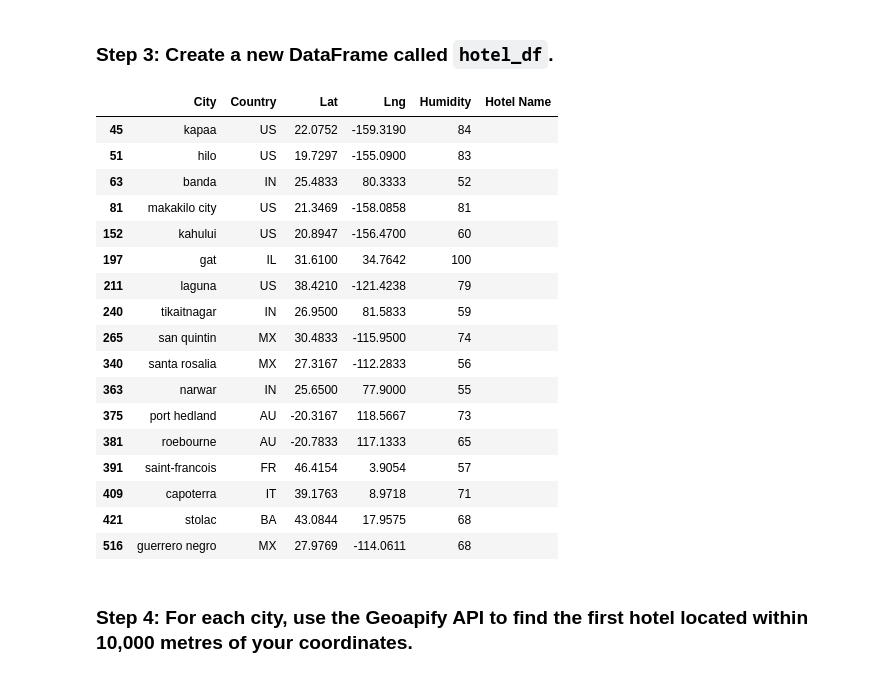
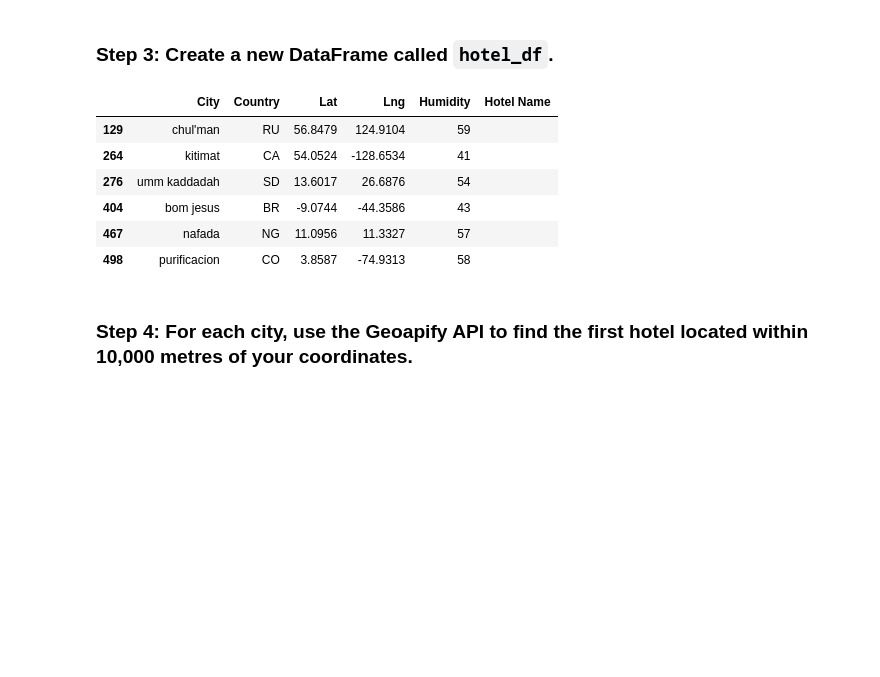
Before and after one commit to lathamlm/python-api-challenge, a Jupyter notebook: WeatherPy/VacationPy.ipynb, the cells around one changed output. Saved outputs shown, nothing was run; the diff lists cells and outputs as text; code cells hidden in the pictures; blank space fills up the shorter version.

```diff
--- a/WeatherPy/VacationPy.ipynb
+++ b/WeatherPy/VacationPy.ipynb
@@ -45,12 +57,13 @@ city_data_df.head()
 ### Step 2: Narrow down the `city_data_df` DataFrame to find your ideal weather condition
 # %%
 # Narrow down cities that fit criteria and drop any results with null values
-# YOUR CODE HERE
+ideal_city_data_df = city_data_df.loc[(city_data_df["Max Temp"] >= 21) & (city_data_df["Max Temp"] <= 30) & (city_data_df["Humidity"] > 25) & (city_data_df["Humidity"] < 65)
+                                 & (city_data_df["Cloudiness"] < 60) & (city_data_df["Cloudiness"] > 25) & (city_data_df["Wind Speed"] < 5), :]
 
 # Drop any rows with null values
-# YOUR CODE HERE
+ideal_city_data_df.dropna(how="any")
 
 # Display sample data
-# YOUR CODE HERE
+ideal_city_data_df
 # %% [output]
 |  | City_ID | City | Lat | Lng | Max Temp | Humidity | Cloudiness | Wind Speed | Country | Date |
@@ -75,32 +77,22 @@ city_data_df.head()
 ### Step 3: Create a new DataFrame called `hotel_df`.
 # %%
 # Use the Pandas copy function to create DataFrame called hotel_df to store the city, country, coordinates, and humidity
-# YOUR CODE HERE
+hotel_df = ideal_city_data_df.copy()
+hotel_df = hotel_df[["City", "Country", "Lat", "Lng", "Humidity"]]
 
 # Add an empty column, "Hotel Name," to the DataFrame so you can store the hotel found using the Geoapify API
-# YOUR CODE HERE
+hotel_df["Hotel Name"] = ""
 
 # Display sample data
-# YOUR CODE HERE
+hotel_df
 # %% [output]
 |  | City | Country | Lat | Lng | Humidity | Hotel Name |
-| 45 | kapaa | US | 22.0752 | -159.3190 | 84 |  |
-| 51 | hilo | US | 19.7297 | -155.0900 | 83 |  |
-| 63 | banda | IN | 25.4833 | 80.3333 | 52 |  |
-| 81 | makakilo city | US | 21.3469 | -158.0858 | 81 |  |
-| 152 | kahului | US | 20.8947 | -156.4700 | 60 |  |
-| 197 | gat | IL | 31.6100 | 34.7642 | 100 |  |
-| 211 | laguna | US | 38.4210 | -121.4238 | 79 |  |
-| 240 | tikaitnagar | IN | 26.9500 | 81.5833 | 59 |  |
-| 265 | san quintin | MX | 30.4833 | -115.9500 | 74 |  |
-| 340 | santa rosalia | MX | 27.3167 | -112.2833 | 56 |  |
-| 363 | narwar | IN | 25.6500 | 77.9000 | 55 |  |
-| 375 | port hedland | AU | -20.3167 | 118.5667 | 73 |  |
-| 381 | roebourne | AU | -20.7833 | 117.1333 | 65 |  |
-| 391 | saint-francois | FR | 46.4154 | 3.9054 | 57 |  |
-| 409 | capoterra | IT | 39.1763 | 8.9718 | 71 |  |
-| 421 | stolac | BA | 43.0844 | 17.9575 | 68 |  |
-| 516 | guerrero negro | MX | 27.9769 | -114.0611 | 68 |  |
+| 129 | chul'man | RU | 56.8479 | 124.9104 | 59 |  |
+| 264 | kitimat | CA | 54.0524 | -128.6534 | 41 |  |
+| 276 | umm kaddadah | SD | 13.6017 | 26.6876 | 54 |  |
+| 404 | bom jesus | BR | -9.0744 | -44.3586 | 43 |  |
+| 467 | nafada | NG | 11.0956 | 11.3327 | 57 |  |
+| 498 | purificacion | CO | 3.8587 | -74.9313 | 58 |  |
 # %% [markdown]
 ### Step 4: For each city, use the Geoapify API to find the first hotel located within 10,000 metres of your coordinates.
 # %%
```
Also changed, not shown: parts of 7 cells of this notebook.
